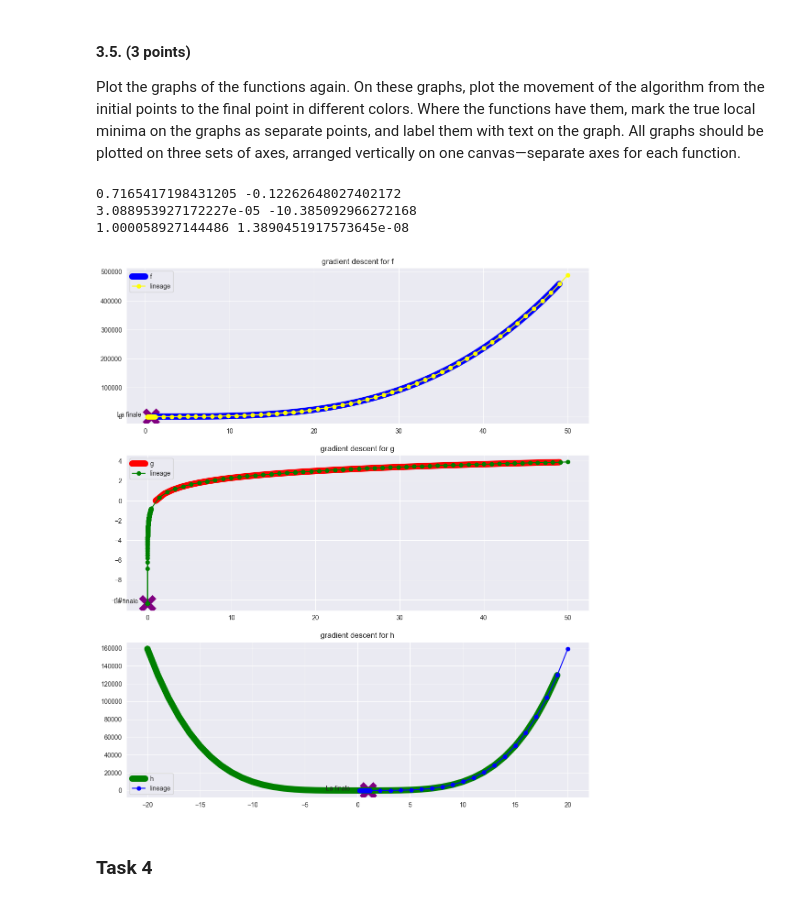
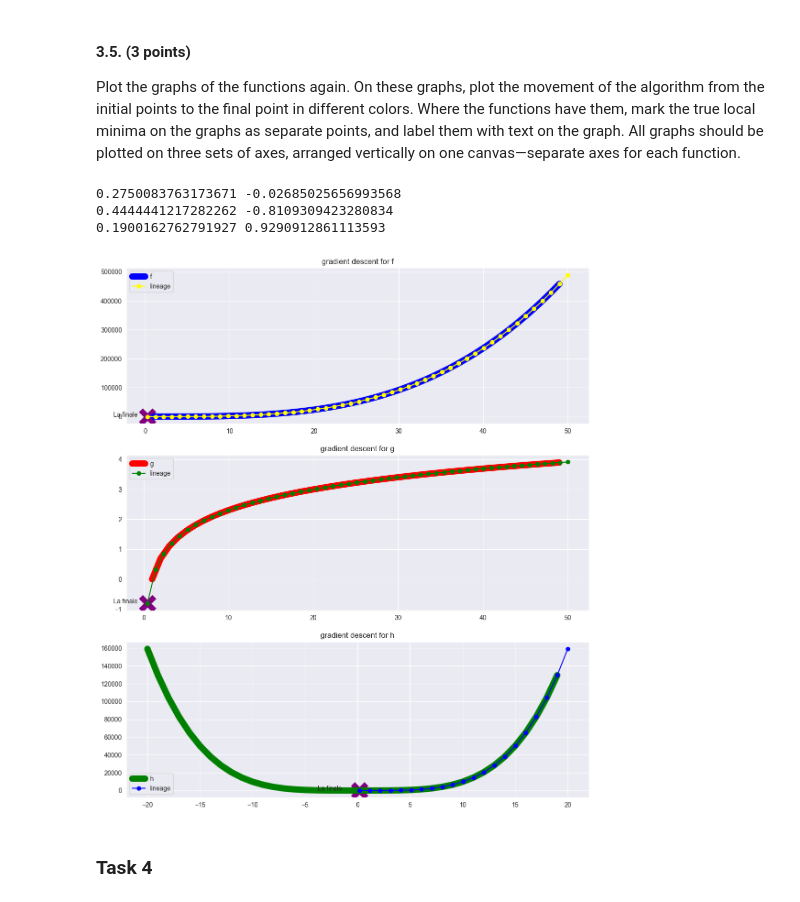
Before and after one commit to Megacinder/mds24, a Jupyter notebook: md4_ml/HA 3 - Calculus_ML_MDS_AhremenkoMA.ipynb, the cells around one changed output. Cells and saved outputs as stored; diff of their text form; code cells hidden in the pictures.

```diff
--- a/md4_ml/HA 3 - Calculus_ML_MDS_AhremenkoMA.ipynb
+++ b/md4_ml/HA 3 - Calculus_ML_MDS_AhremenkoMA.ipynb
@@ -400,17 +400,26 @@ def dh(x: float) -> float:
 # print(a)
 
 ARBITRARY_X = {
-    0: (100, "blue", df),
-    1: (100, "red", dg),
-    2: (100, "green", dh),
+    0: (100, 50, 2, df),
+    1: (100, 20, 10, dg),
+    2: (100, -50, 5, dh),
 }
 
 _, ax = plt.subplots(3, 1, figsize=(13, 10), sharex=True)
 
-for ax_num, (x, color, grad_func) in ARBITRARY_X.items():
-    x_list_grad = get_min_with_rmsprop(x=x, beta=1, grad_func=grad_func)
+for ax_num, (x1, x2, x3, grad_func) in ARBITRARY_X.items():
+    x_list_grad = get_min_with_rmsprop(x=x1, beta=1, grad_func=grad_func)
     y_list_grad = list(map(grad_func, x_list_grad))
-    ax[ax_num].plot(x_list_grad, y_list_grad, color=color)
+    ax[ax_num].plot(x_list_grad, y_list_grad, color="blue")
+
+    x_list_grad = get_min_with_rmsprop(x=x2, beta=1, grad_func=grad_func)
+    y_list_grad = list(map(grad_func, x_list_grad))
+    ax[ax_num].plot(x_list_grad, y_list_grad, color="red")
+
+    x_list_grad = get_min_with_rmsprop(x=x3, beta=1, grad_func=grad_func)
+    y_list_grad = list(map(grad_func, x_list_grad))
+    ax[ax_num].plot(x_list_grad, y_list_grad, color="green")
+
     # ax[ax_num].scatter(x_list_grad, y_list_grad, color=color)
     ax[ax_num].set_title(f"{grad_func.__name__}")
 # %% [output]
@@ -421,41 +430,41 @@ for ax_num, (x, color, grad_func) in ARBITRARY_X.items():
 Plot the graphs of the functions again. On these graphs, plot the movement of the algorithm from the initial points to the final point in different colors. Where the functions have them, mark the true local minima on the graphs as separate points, and label them with text on the graph. All graphs should be plotted on three sets of axes, arranged vertically on one canvas—separate axes for each function.
 # %%
 ARBITRARY_X = {
-    0: (1, 50, "blue", df, f, "yellow"),
-    1: (1, 50, "red", dg, g, "green"),
-    2: (-20, 20, "green", dh, h, "blue"),
+    0: (1, 50, "blue", df, f, 150, "yellow"),
+    1: (1, 50, "red", dg, g, 53, "green"),
+    2: (-20, 20, "green", dh, h, 150, "blue"),
 }
 
 
 _, ax = plt.subplots(3, 1, figsize=(13, 15), sharex=False)
 
-for ax_num, (x_from, x_to, color, grad_func, func, color_path) in ARBITRARY_X.items():
+for ax_num, (x_from, x_to, color, grad_func, func, n_iter, color_path) in ARBITRARY_X.items():
 
     x_coord = list(range(x_from, x_to, 1))
     y_coord = list(map(func, x_coord))
 
     ax[ax_num].plot(x_coord, y_coord, label=f"{func.__name__}", color=color, linewidth=10)
 
-    x_list_grad = get_min_with_rmsprop(x=x_to, beta=1, grad_func=grad_func)
+    x_list_grad = get_min_with_rmsprop(x=x_to, beta=1, grad_func=grad_func, n_iter=n_iter)
     y_list_grad = list(map(func, x_list_grad))
 
     ax[ax_num].plot(x_list_grad, y_list_grad, color=color_path, label="lineage", marker='o')
 
 
     ax[ax_num].legend()
     ax[ax_num].set_title(f"gradient descent for {func.__name__}")
 
 
     x_list_grad_final = x_list_grad[-1]
     y_list_grad_final = y_list_grad[-1]
     print(x_list_grad_final, y_list_grad_final)
     ax[ax_num].scatter(x_list_grad_final, y_list_grad_final, color="purple", marker="x", linewidths=30)
     ax[ax_num].text(x_list_grad_final - 4, y_list_grad_final, "La finale")
 # %% [output]
-0.7165417198431205 -0.12262648027402172
-3.088953927172227e-05 -10.385092966272168
-1.000058927144486 1.3890451917573645e-08
+0.2750083763173671 -0.02685025656993568
+0.4444441217282262 -0.8109309423280834
+0.1900162762791927 0.9290912861113593
-[figure, old version]
+[figure, new version]
 # %% [markdown]
 ### Task 4
 # %% [markdown]
```
Also changed, not shown: parts of 2 cells of this notebook.
